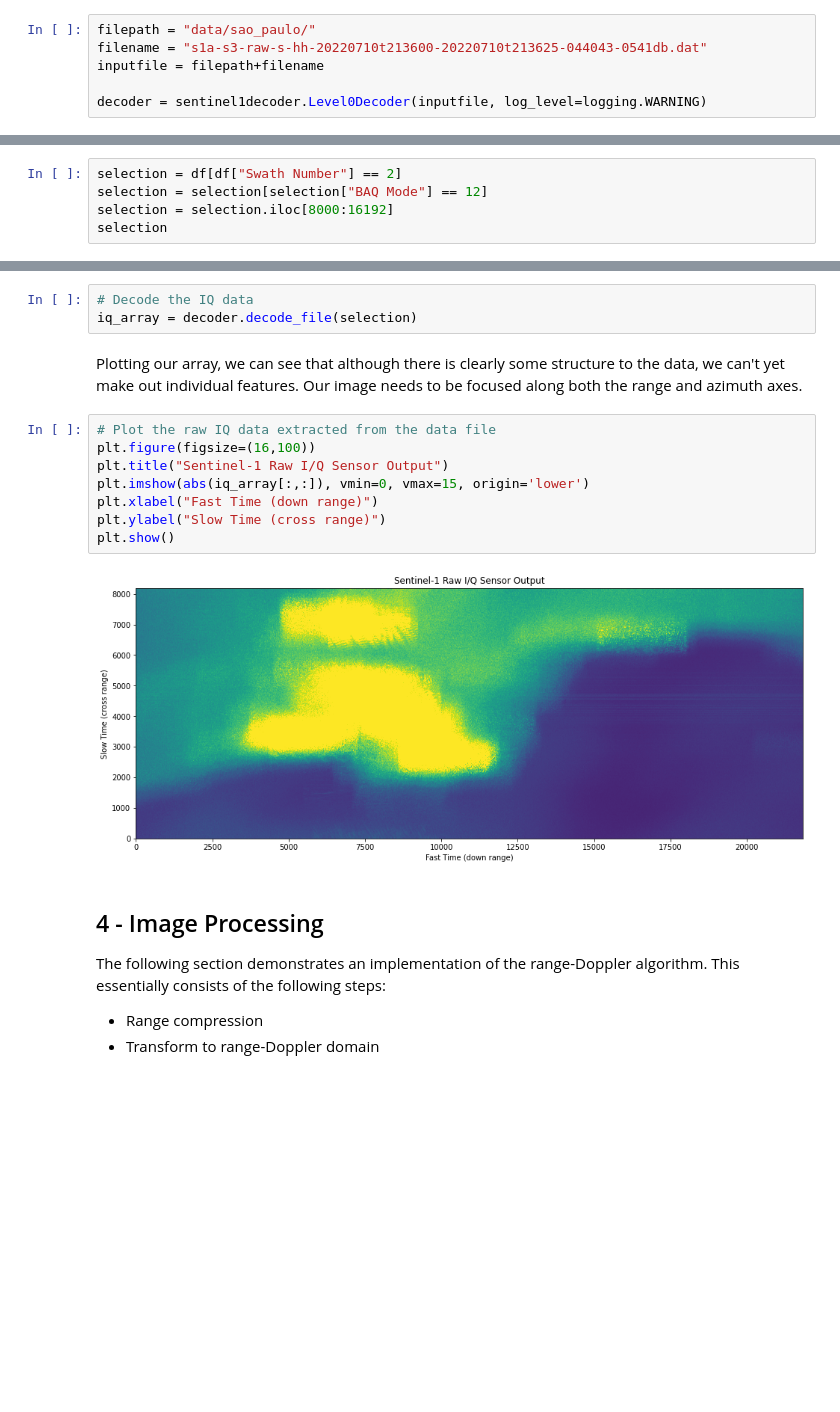
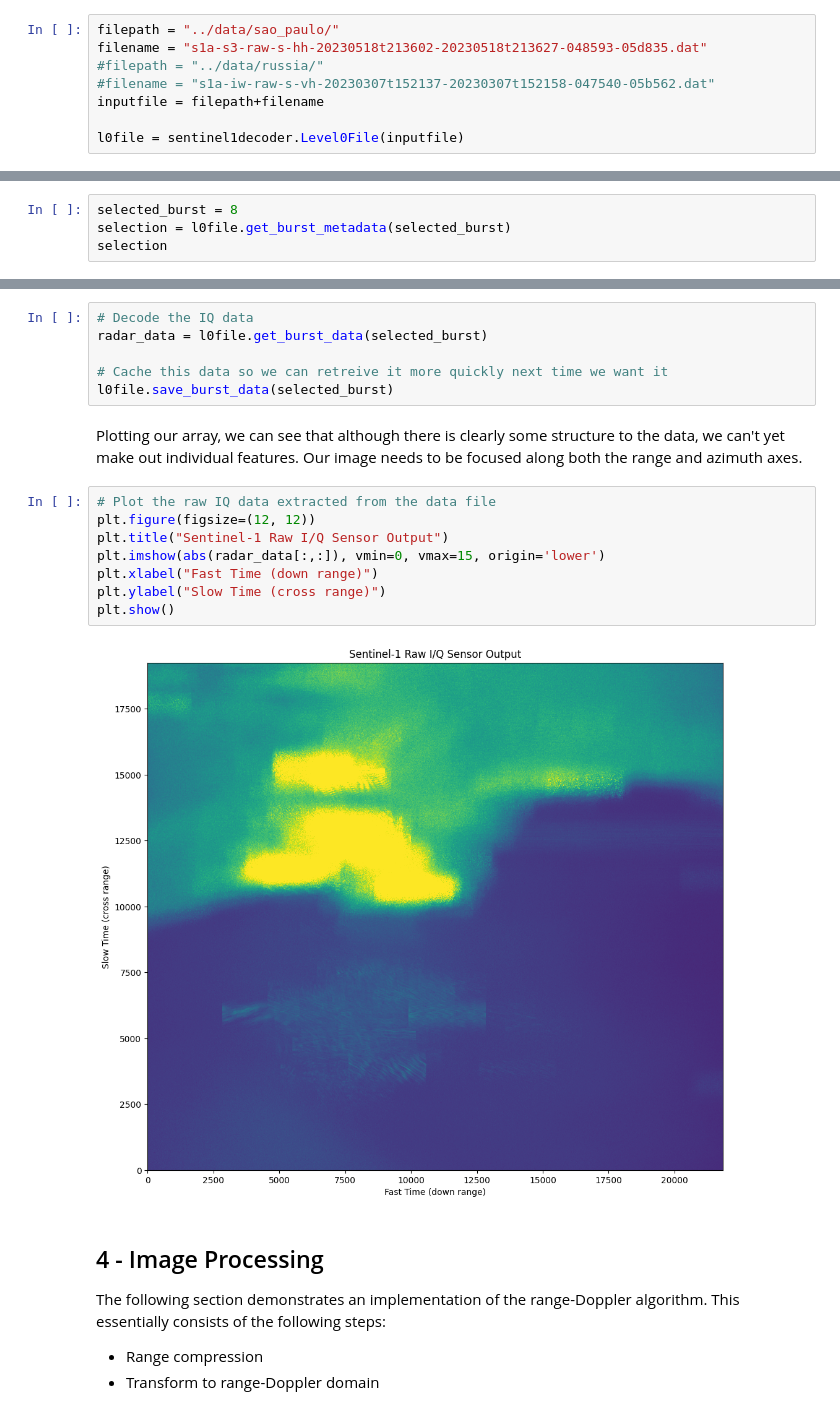
Before and after one commit to Rich-Hall/sentinel1Level0DecodingDemo, a Jupyter notebook: sentinel1Level0DecodingDemo.ipynb, the cells around one changed output, grey strips where cells are left out. Cells and saved outputs as stored; diff of their text form; blank space fills up the shorter version.

Commit message:
Updated sentinel1decoder, parallelized most cells

```diff
--- a/sentinel1Level0DecodingDemo.ipynb
+++ b/sentinel1Level0DecodingDemo.ipynb
@@ -20,11 +20,13 @@ import matplotlib.pyplot as plt
 from matplotlib import colors
 from scipy.interpolate import interp1d
 # %%
-filepath = "data/sao_paulo/"
-filename = "s1a-s3-raw-s-hh-20220710t213600-20220710t213625-044043-0541db.dat"
+filepath = "../data/sao_paulo/"
+filename = "s1a-s3-raw-s-hh-20230518t213602-20230518t213627-048593-05d835.dat"
+#filepath = "../data/russia/"
+#filename = "s1a-iw-raw-s-vh-20230307t152137-20230307t152158-047540-05b562.dat"
 inputfile = filepath+filename
 
-decoder = sentinel1decoder.Level0Decoder(inputfile, log_level=logging.WARNING)
+l0file = sentinel1decoder.Level0File(inputfile)
 # %% [markdown]
 ## 2 - Extract File Metadata
 
@@ -76,9 +77,8 @@ ephemeris
 
 Now we've extracted all the packet metadata, we're going to select the data packets we'll be processing. We want to exclude all packets that don't contain SAR instrument returns, and then pick a small set of these to operate on. For this example we'll be focusing on the coastline around the port of Santos.
 # %%
-selection = df[df["Swath Number"] == 2]
-selection = selection[selection["BAQ Mode"] == 12]
-selection = selection.iloc[8000:16192]
+selected_burst = 8
+selection = l0file.get_burst_metadata(selected_burst)
 selection
 # %% [output]
 |  | Packet Version Number | Packet Type | Secondary Header Flag | PID | PCAT | Sequence Flags | ... |
@@ -100,19 +101,22 @@ selection
 Now we're ready to extract the raw sensor output from the file. The result will be a set of complex I/Q samples measured by the SAR instrument. By stacking these horizontally we can produce a 2D array of data samples, with fast time $\tau$ along one axis and slow time $\eta$ along the other. Since all the required information to do this is contained in packet metadata, the decoder outputs data arranged like this automatically.
 # %%
 # Decode the IQ data
-iq_array = decoder.decode_file(selection)
+radar_data = l0file.get_burst_data(selected_burst)
+
+# Cache this data so we can retreive it more quickly next time we want it
+l0file.save_burst_data(selected_burst)
 # %% [markdown]
 Plotting our array, we can see that although there is clearly some structure to the data, we can't yet make out individual features. Our image needs to be focused along both the range and azimuth axes.
 # %%
 # Plot the raw IQ data extracted from the data file
-plt.figure(figsize=(16,100))
+plt.figure(figsize=(12, 12))
 plt.title("Sentinel-1 Raw I/Q Sensor Output")
-plt.imshow(abs(iq_array[:,:]), vmin=0, vmax=15, origin='lower')
+plt.imshow(abs(radar_data[:,:]), vmin=0, vmax=15, origin='lower')
 plt.xlabel("Fast Time (down range)")
 plt.ylabel("Slow Time (cross range)")
 plt.show()
 # %% [output]
-[figure, old version]
+[figure, new version]
 # %% [markdown]
 ## 4 - Image Processing
 
```
Also changed, not shown: parts of 15 cells of this notebook.
